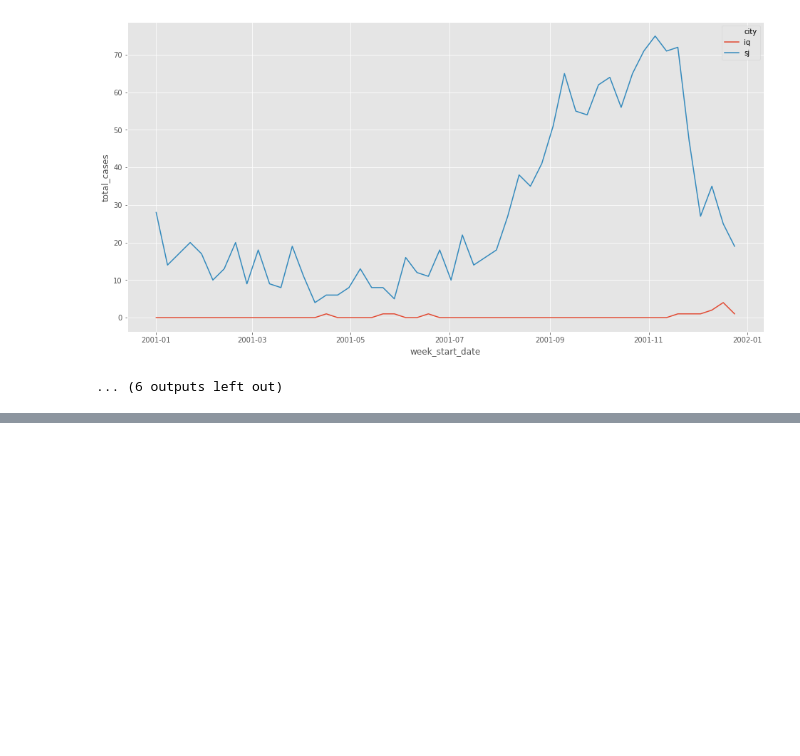
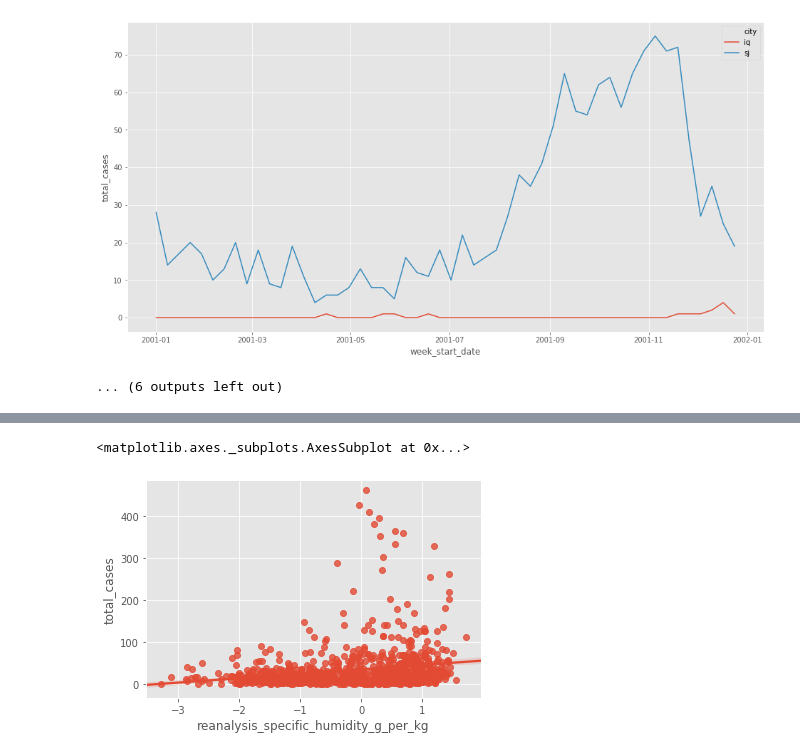
Before and after one commit to jisanos/DengAIProject, a Jupyter notebook: Final_Proyect_Script.ipynb, the cells around one changed output, grey strips where cells are left out. Saved outputs shown, nothing was run; the diff lists cells and outputs as text; code cells hidden in the pictures; blank space fills up the shorter version.

```diff
--- a/Final_Proyect_Script.ipynb
+++ b/Final_Proyect_Script.ipynb
@@ -453,2 +495,5 @@ X
 # %%
-sns.regplot(y='total_cases',x='reanalysis_min_air_temp_k',data=all_train)
+sns.regplot(y='total_cases',x='reanalysis_specific_humidity_g_per_kg',data=sj_train_data)
+# %% [output]
+<matplotlib.axes._subplots.AxesSubplot at 0x...>
+[figure, added]
```
Also changed, not shown: parts of 36 cells of this notebook.
